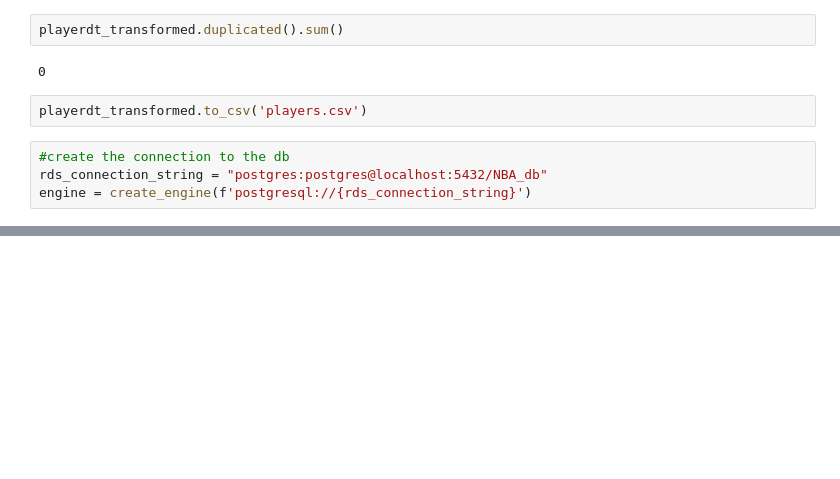
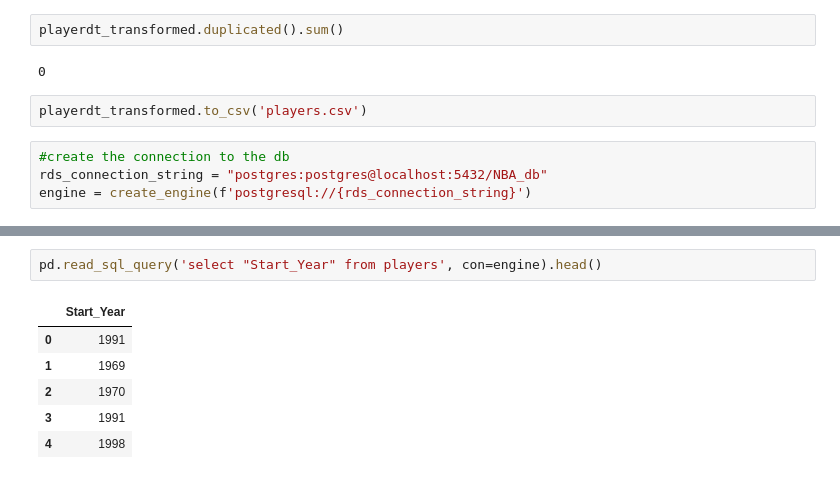
Before and after one commit to joshseymour/ETL_Project, a Jupyter notebook: Transform_Players.ipynb, the cells around one changed output, grey strips where cells are left out. Drawn from its saved outputs; the diff is of its cells as text; blank space fills up the shorter version.

```diff
--- a/Transform_Players.ipynb
+++ b/Transform_Players.ipynb
@@ -87,0 +88,9 @@ pd.read_sql_query('select Player from player', con=engine).head()
+# %%
+pd.read_sql_query('select "Start_Year" from players', con=engine).head()
+# %% [output]
+|  | Start_Year |
+| 0 | 1991 |
+| 1 | 1969 |
+| 2 | 1970 |
+| 3 | 1991 |
+| 4 | 1998 |
```
Also changed, not shown: parts of 4 cells of this notebook, 1 other file.
